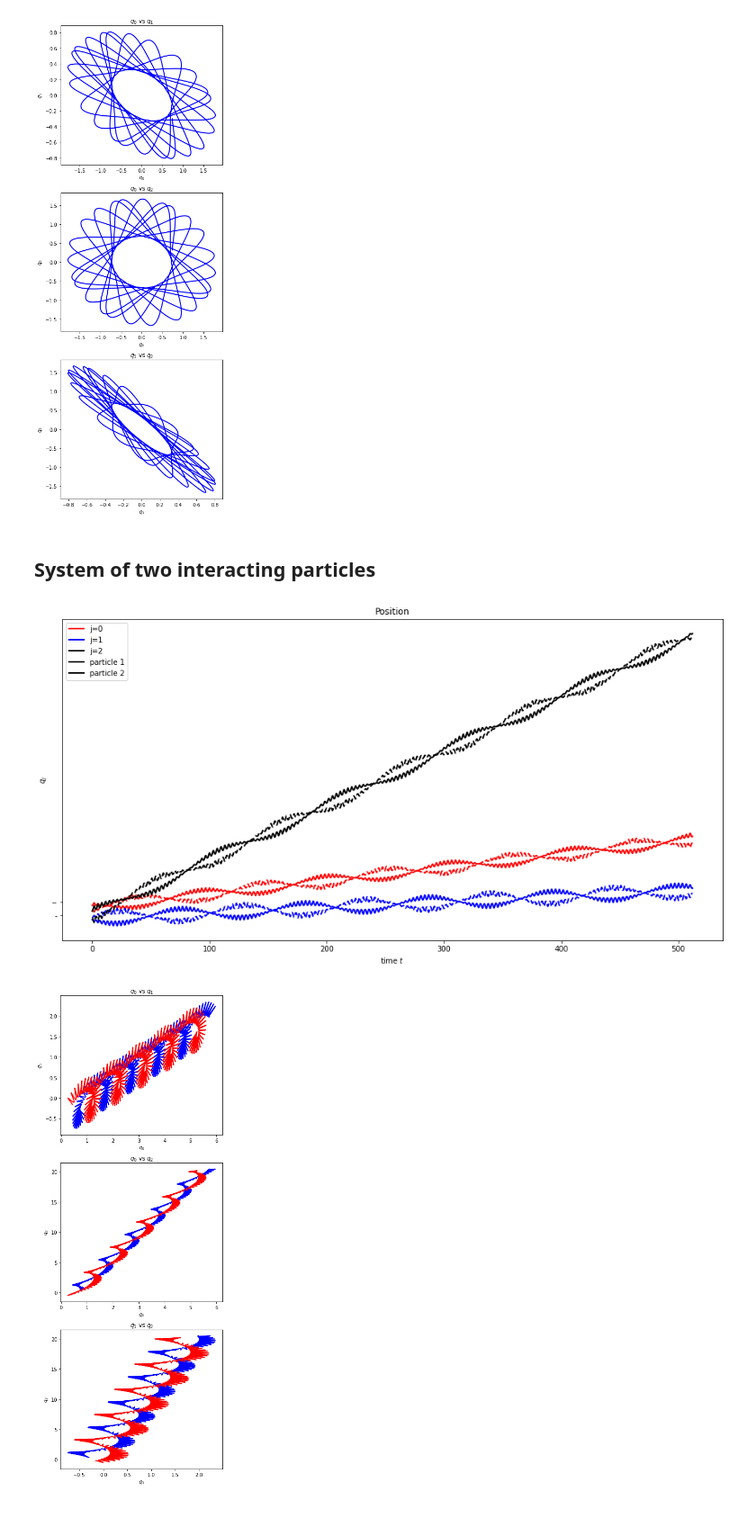
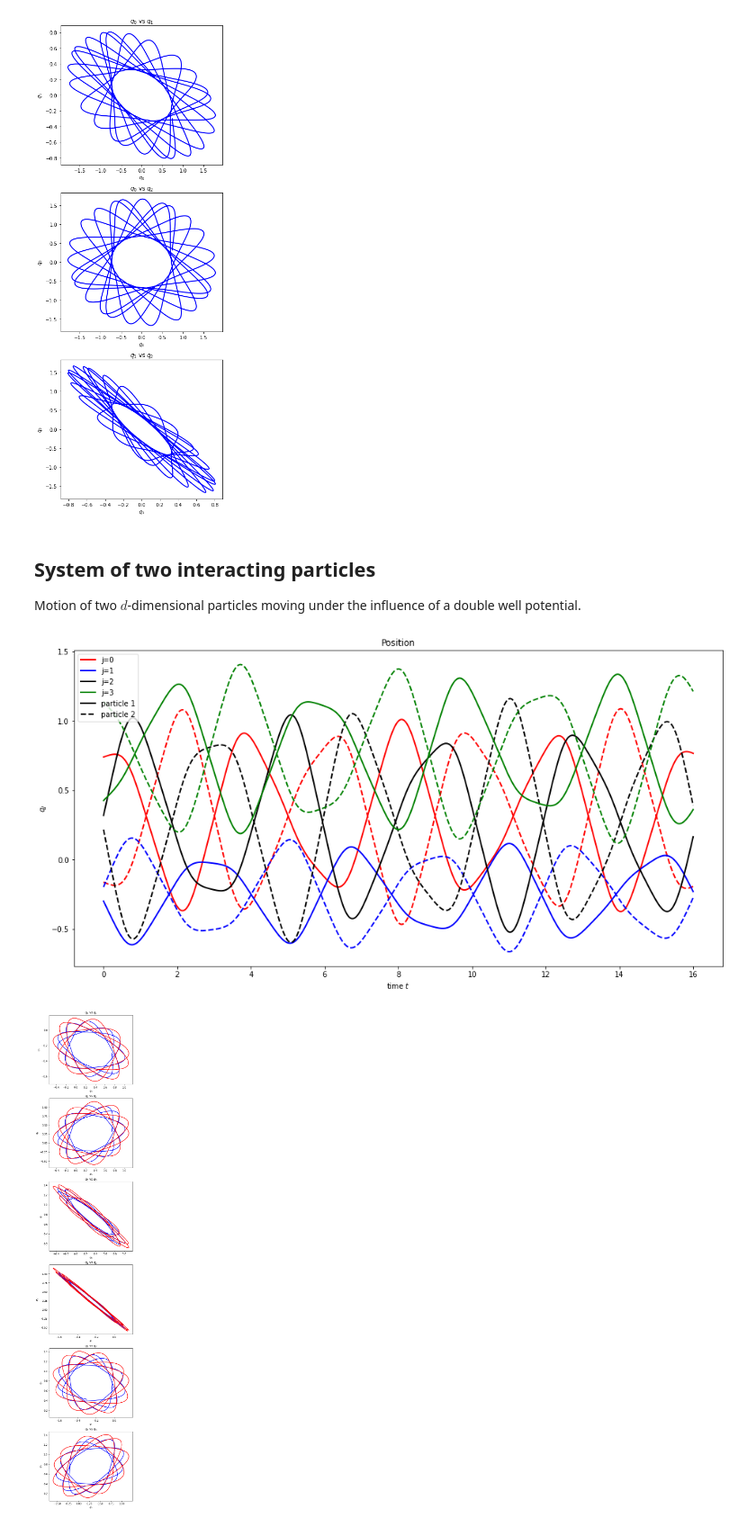
Before and after one commit to eikehmueller/mlconservation_code, a Jupyter notebook: src/VisualiseTrajectories.ipynb, the cells around one changed output. Shown at 90% size. Saved outputs shown, nothing was run; the diff lists cells and outputs as text; code cells hidden in the pictures.

```diff
--- a/src/VisualiseTrajectories.ipynb
+++ b/src/VisualiseTrajectories.ipynb
@@ -236,10 +143,11 @@ for ell, (j,k) in enumerate(combinations(range(dim), 2)):
 # %% [output]
 [figure]
 [figure]
-# %% [markdown]
-## System of two interacting particles
+# %% [markdown]
+## System of two interacting particles
+Motion of two $d$-dimensional particles moving under the influence of a double well potential.
 # %%
-dim_space = 3
+dim_space = 4
 dim = 2*dim_space
 mass1 = 1.1
 mass2 = 0.98
@@ -247,37 +155,37 @@ mu = 1.2
 kappa = 0.97
 
 dynamical_system = TwoParticleSystem(dim_space, mass1,mass2,mu,kappa)
-initializer = TwoParticleConstantInitializer(dim)
+initializer = TwoParticleConstantInitializer(dim,mass1,mass2)
 monitors = [PositionMonitor(dim)]
 
-trajectory_generator3 = TrajectoryGenerator(dynamical_system,initializer,monitors,dt=0.01,t_final=512.0)
+trajectory_generator3 = TrajectoryGenerator(dynamical_system,initializer,monitors,dt=0.01,t_final=16.0)
 trajectory_generator3.run()
 
 q_all = trajectory_generator3.monitors[0].value
 
 fig = plt.figure(figsize=(16,8))
 ax = plt.gca()
 
 colors=['red','blue','black','green','orange']
 for j in range(dim_space):
     ax.plot(trajectory_generator3.t,q_all[j,:],linewidth=2,label=f"j={j:d}",color=colors[j])
     ax.plot(trajectory_generator3.t,q_all[dim_space+j,:],linewidth=2,linestyle='--',color=colors[j])
-ax.plot('-',color="black",linewidth=2,label="particle 1")
-ax.plot('--',color="black",linewidth=2,label="particle 2")
+ax.plot([],[],linestyle='-',color="black",linewidth=2,label="particle 1")
+ax.plot([],[],linestyle='--',color="black",linewidth=2,label="particle 2")
 ax.set_xlabel("time $t$")
 ax.set_ylabel("$q_j$")
 ax.legend(loc="upper left")
 ax.set_title("Position")
 
 nplots = len(list(combinations(range(dim_space), 2)))
 fig, axs = plt.subplots(nplots,figsize=(6,6*nplots))
 
 for ell, (j,k) in enumerate(combinations(range(dim_space), 2)):
     axs[ell].plot(q_all[j,:],q_all[k,:],linewidth=2,color="blue",label="particle 1")
     axs[ell].plot(q_all[dim_space+j,:],q_all[dim_space+k,:],linewidth=2,color="red",label="particle 2")
     axs[ell].set_xlabel(f"$q_{j}$")
     axs[ell].set_ylabel(f"$q_{k}$")
     axs[ell].set_title(f"$q_{j}$ vs $q_{k}$")
 # %% [output]
-[figure, old version]
+[figure, new version]
-[figure, old version]
+[figure, new version]
```
Also changed, not shown: parts of 7 cells of this notebook.
